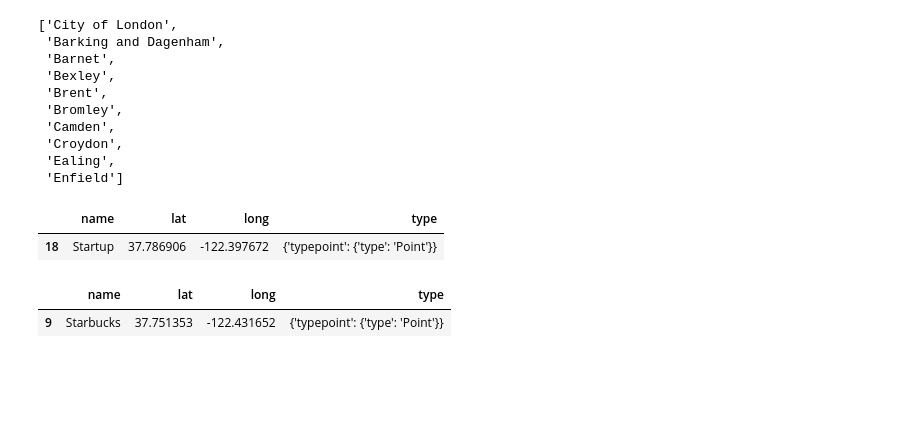
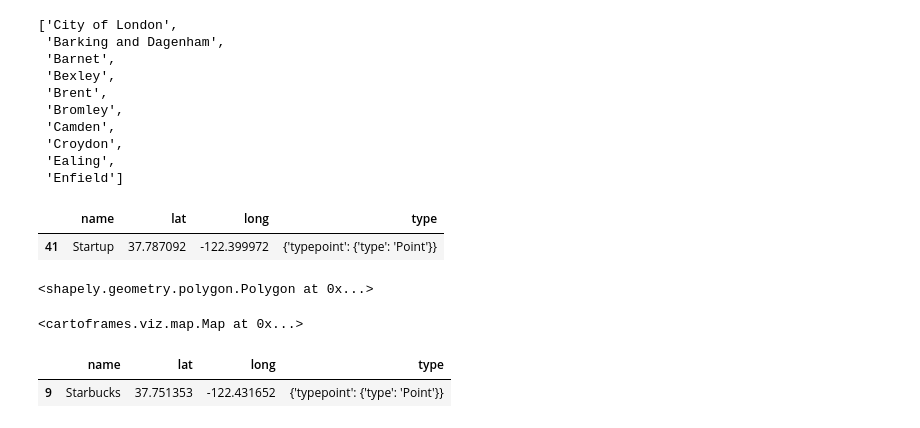
Before and after one commit to nico-stan/Project-III, a Jupyter notebook: Filtering company.ipynb, the cells around one changed output. Cells and saved outputs as stored; diff of their text form; code cells hidden in the pictures; blank space fills up the shorter version.

```diff
--- a/Filtering company.ipynb
+++ b/Filtering company.ipynb
@@ -310,23 +281,48 @@ loneigh.find_one()
 # %%
 # Our online research shows the best quality of life is in San Francisco, therefore we will pick a centered location
 # %%
+# Creating a DF with the Startups we found on the companies db.
 new_list = [{"name" : 'Startup',
              "lat"  : j["latitude"],
              "long" : j["longitude"],
              "type" : {"typepoint": {"type": "Point"}}} for i in x for j in i['offices'] if j['city']=='San Francisco']
-df = pd.DataFrame(new_list).dropna()
+#Drop empty and incorrect values
+df = pd.DataFrame(new_list).dropna().reset_index(drop=True)
+for index, row in df.iterrows():
+    if (int(row['lat']) != 37) | (int(row['long'])!=-122) | index==15 :
+        df=df.drop(index)
+df=df.reset_index(drop=True)
 df.sample()
 # %% [output]
 |  | name | lat | long | type |
-| 18 | Startup | 37.786906 | -122.397672 | {'typepoint': {'type': 'Point'}} |
+| 41 | Startup | 37.787092 | -122.399972 | {'typepoint': {'type': 'Point'}} |
 # %%
 #Credentials
 load_dotenv()
 key = os.getenv("key")
 # %%
+# Location on the Mission disctrict
 location = [37.7615584,-122.4155738]
 radius=3000
 limit=10
+data = gpd.read_file("/Users/nicostan/Downloads/Ironhack/labs/Project-III/jsons-input/san-francisco.geojson")
+data['geometry'][3]
+# %% [output]
+<shapely.geometry.polygon.Polygon at 0x...>
+# %%
+# Showing San Francisco Districts and Company through Cartoframes.
+from cartoframes.viz import Map, Layer, popup_element, color_category_style
+temp_list = [ {"name" : "Company",
+              "lat"  : location[0],
+              "long" : location[1],
+              "type" : {"typepoint":
+                          {"type": "Point",
+                           "coordinates": [location[0], location[1]]}}} ]
+df_temp = pd.DataFrame(temp_list)
+df_geo = gpd.GeoDataFrame(df_temp, geometry=gpd.points_from_xy(df_temp["long"], df_temp["lat"]))
+Map([Layer(data, color_category_style('DISTRICT'), popup_hover=[popup_element("DISTRICT")]), Layer(df_geo, 'color:red',popup_hover=[popup_element("name")])])
+# %% [output]
+<cartoframes.viz.map.Map at 0x...>
 # %%
 #creating the DFs
 df1=foursquare (key,"Starbucks", location, radius, limit)
```
Also changed, not shown: parts of 22 cells of this notebook.
